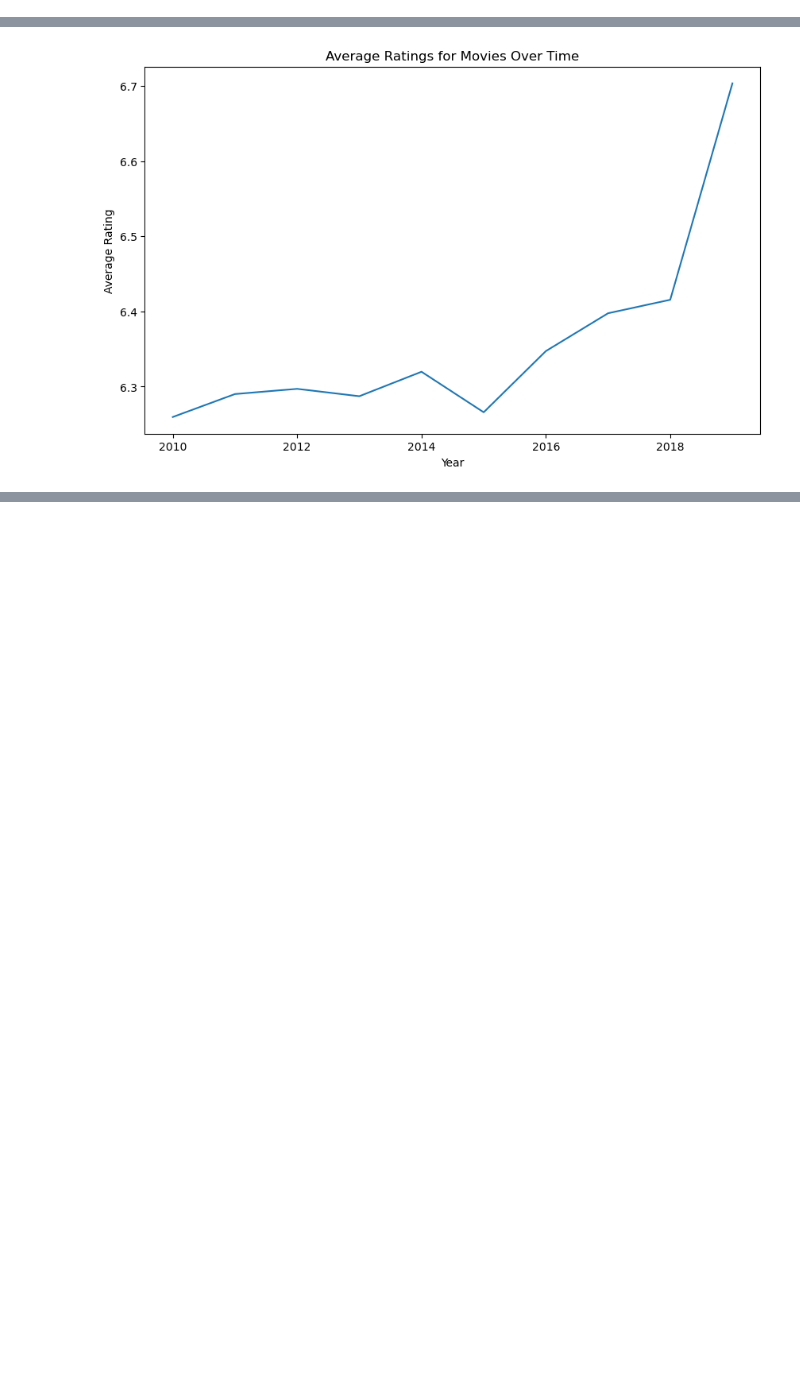
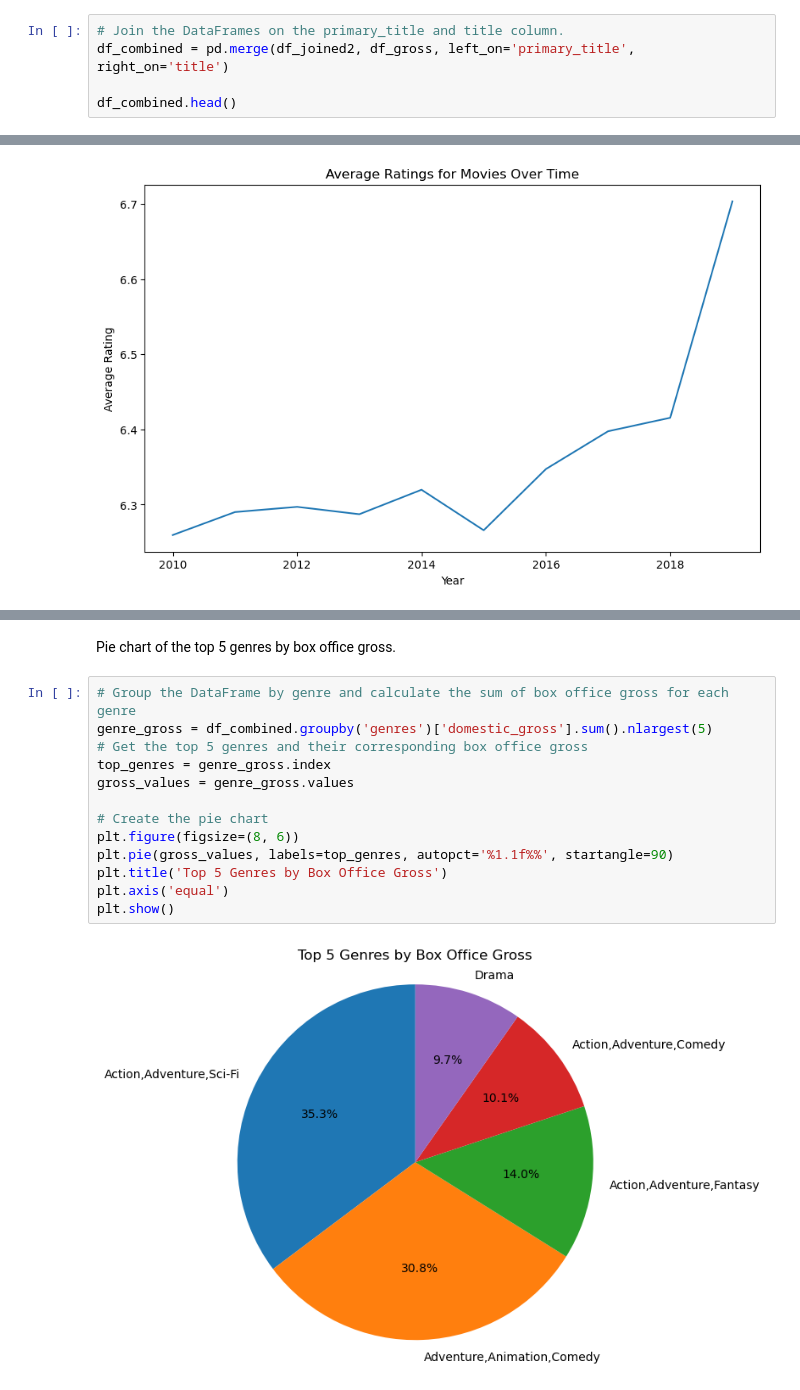
Before and after one commit to johnmuriithikamau/Microsoft-film-project, a Jupyter notebook: microsoft.ipynb, the cells around one changed output, grey strips where cells are left out. Drawn from its saved outputs; the diff is of its cells as text; blank space fills up the shorter version.

```diff
--- a/microsoft.ipynb
+++ b/microsoft.ipynb
@@ -188,3 +199,8 @@ df_joined2.head()
 | 2 | tt0069049 | The Other Side of the Wind | The Other Side of the Wind | 2018 | 122.0 | Drama | 6.9 | 4517 | ... |
 | 3 | tt0069204 | Sabse Bada Sukh | Sabse Bada Sukh | 2018 | NaN | Comedy,Drama | 6.1 | 13 | ... |
 | 4 | tt0100275 | The Wandering Soap Opera | La Telenovela Errante | 2017 | 80.0 | Comedy,Drama,Fantasy | 6.5 | 119 | ... |
+# %%
+# Join the DataFrames on the primary_title and title column.
+df_combined = pd.merge(df_joined2, df_gross, left_on='primary_title', right_on='title')
+
+df_combined.head()
@@ -382 +438,18 @@ plt.show()
+# %% [markdown]
+Pie chart of the top 5 genres by box office gross.
+# %%
+# Group the DataFrame by genre and calculate the sum of box office gross for each genre
+genre_gross = df_combined.groupby('genres')['domestic_gross'].sum().nlargest(5)
+# Get the top 5 genres and their corresponding box office gross
+top_genres = genre_gross.index
+gross_values = genre_gross.values
+
+# Create the pie chart
+plt.figure(figsize=(8, 6))
+plt.pie(gross_values, labels=top_genres, autopct='%1.1f%%', startangle=90)
+plt.title('Top 5 Genres by Box Office Gross')
+plt.axis('equal')
+plt.show()
+# %% [output]
+[figure, added]
 # %% [markdown]
```
Also changed, not shown: parts of 20 cells of this notebook.
